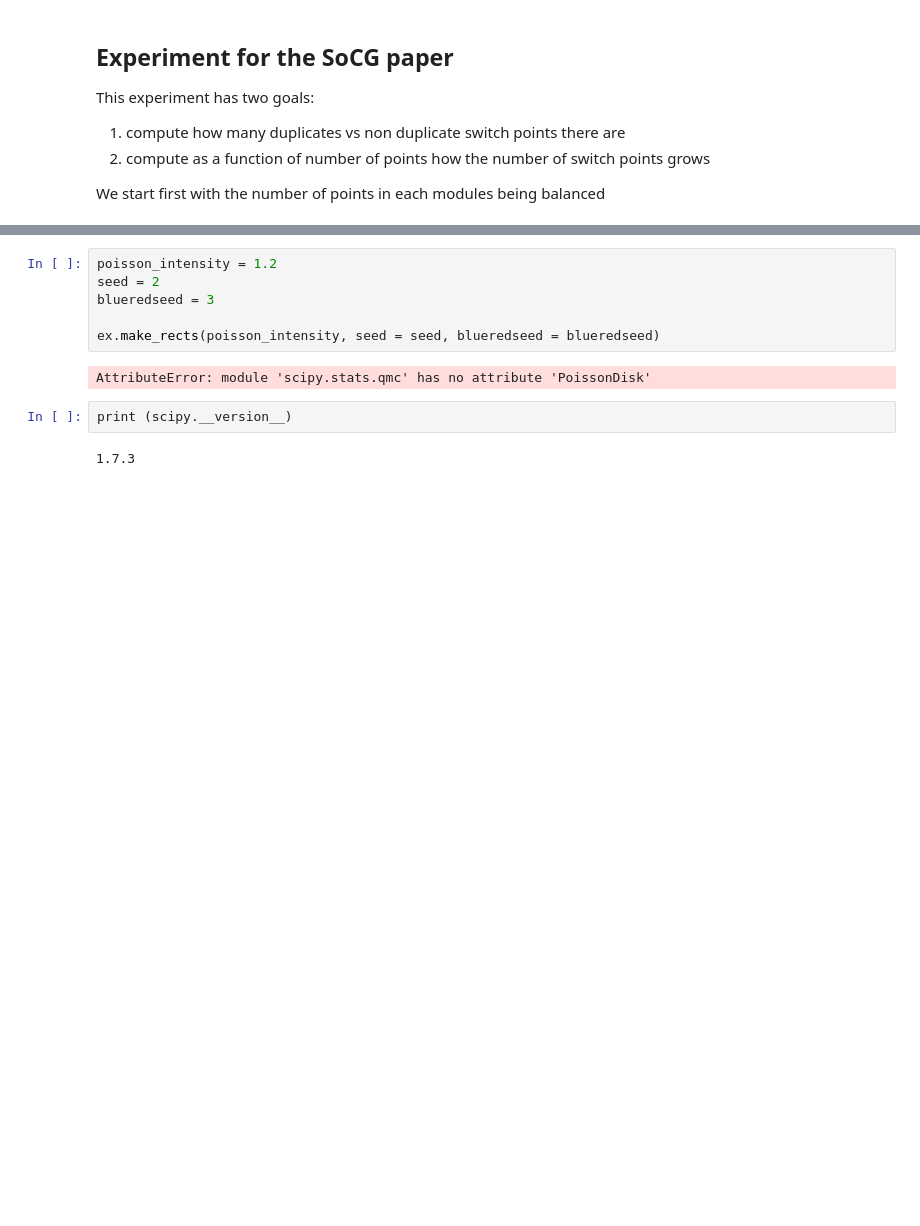
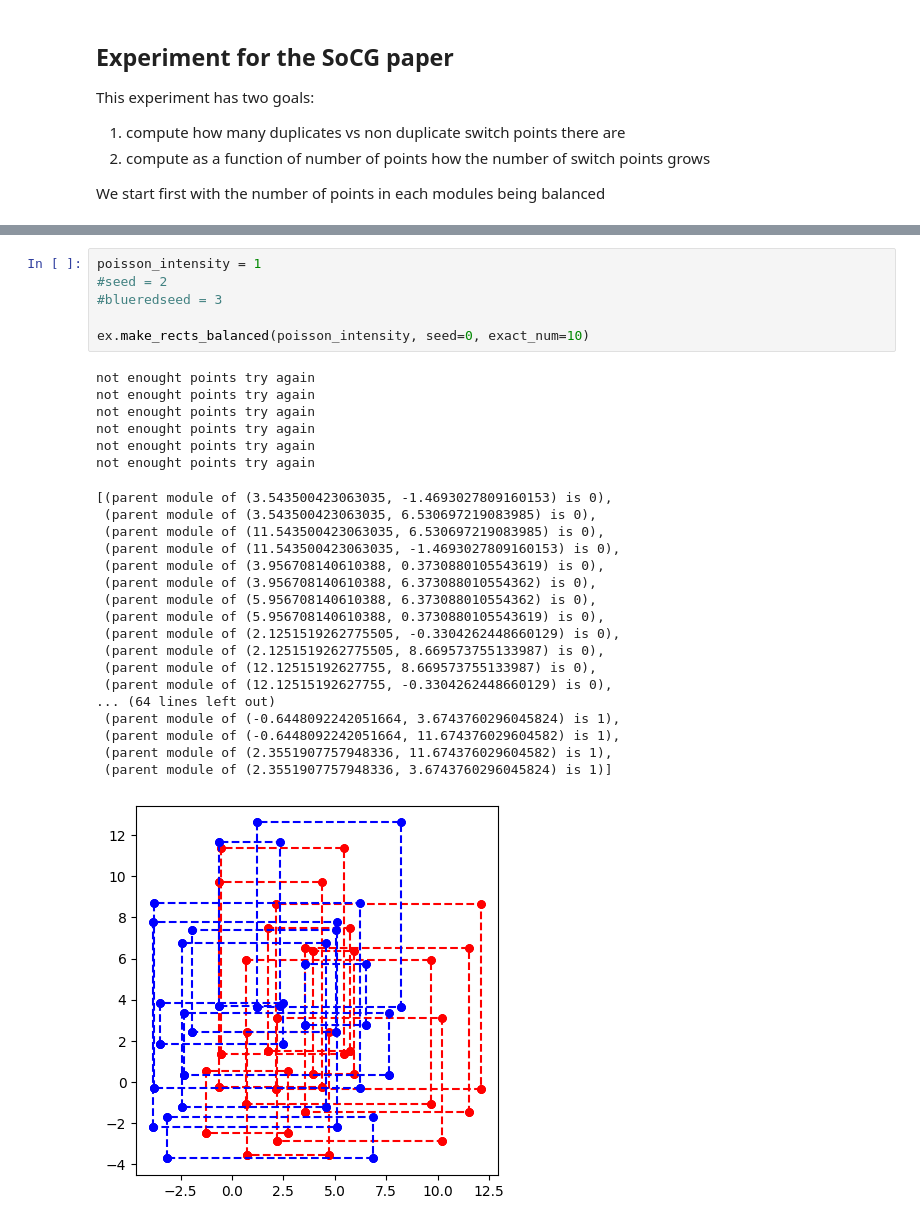
Before and after one commit to asilata/matching-distance-code, a Jupyter notebook: Notebooks/Omega_duplicates.ipynb, the cells around one changed output, grey strips where cells are left out. Saved outputs shown, nothing was run; the diff lists cells and outputs as text; blank space fills up the shorter version.

```diff
--- a/Notebooks/Omega_duplicates.ipynb
+++ b/Notebooks/Omega_duplicates.ipynb
@@ -38,12 +42,31 @@ import omega_pts as omega
 # %%
-poisson_intensity = 1.2
-seed = 2
-blueredseed = 3
+poisson_intensity = 1
+#seed = 2
+#blueredseed = 3
 
-ex.make_rects(poisson_intensity, seed = seed, blueredseed = blueredseed)
+ex.make_rects_balanced(poisson_intensity, seed=0, exact_num=10)
 # %% [output]
-AttributeError: module 'scipy.stats.qmc' has no attribute 'PoissonDisk'
+not enought points try again
+not enought points try again
+not enought points try again
+not enought points try again
+not enought points try again
+not enought points try again
+[(parent module of (3.543500423063035, -1.4693027809160153) is 0),
+ (parent module of (3.543500423063035, 6.530697219083985) is 0),
+ (parent module of (11.543500423063035, 6.530697219083985) is 0),
+ (parent module of (11.543500423063035, -1.4693027809160153) is 0),
+ (parent module of (3.956708140610388, 0.3730880105543619) is 0),
+ (parent module of (3.956708140610388, 6.373088010554362) is 0),
+ (parent module of (5.956708140610388, 6.373088010554362) is 0),
+ (parent module of (5.956708140610388, 0.3730880105543619) is 0),
+ (parent module of (2.1251519262775505, -0.3304262448660129) is 0),
+ (parent module of (2.1251519262775505, 8.669573755133987) is 0),
+ (parent module of (12.12515192627755, 8.669573755133987) is 0),
+ (parent module of (12.12515192627755, -0.3304262448660129) is 0),
+... (64 lines left out)
+ (parent module of (-0.6448092242051664, 3.6743760296045824) is 1),
+ (parent module of (-0.6448092242051664, 11.674376029604582) is 1),
+ (parent module of (2.3551907757948336, 11.674376029604582) is 1),
+ (parent module of (2.3551907757948336, 3.6743760296045824) is 1)]
+[figure, added]
-# %%
-print (scipy.__version__)
-# %% [output]
-1.7.3
```
Also changed, not shown: parts of 2 cells of this notebook, 2 other files.
